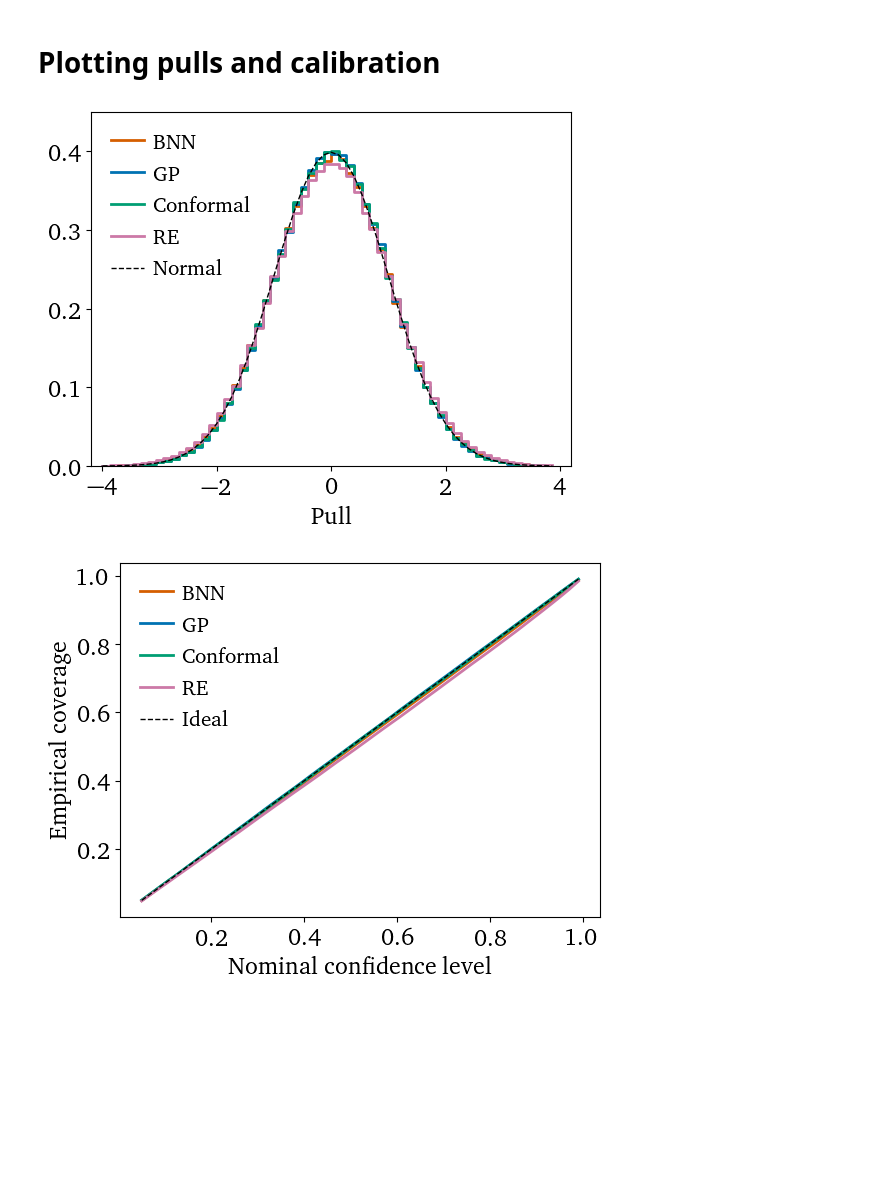
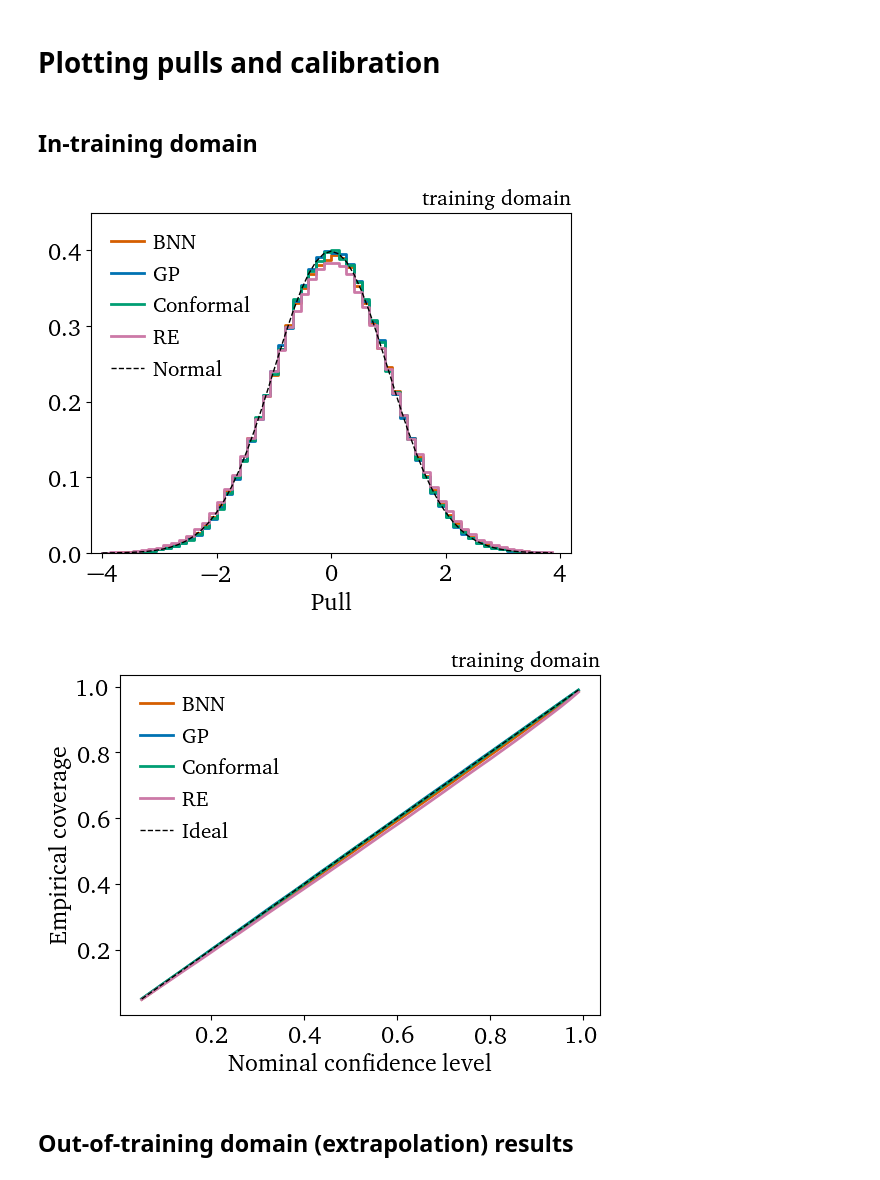
Before and after one commit to ramonpeter/UQveraiphy, a Jupyter notebook: regression/plots.ipynb, the cells around one changed output. Saved outputs shown, nothing was run; the diff lists cells and outputs as text; code cells hidden in the pictures; blank space fills up the shorter version.

Commit message:
Update results

```diff
--- a/regression/plots.ipynb
+++ b/regression/plots.ipynb
@@ -3,6 +3,8 @@
 # %%
 import numpy as np
 from plotting import make_pull_fig, make_calibration_fig
+# %% [markdown]
+## In-training domain
 # %%
 # Load datasets
 data_bnn = np.load("results/bnn_results.npy", allow_pickle=True)
@@ -39,16 +41,20 @@ make_pull_fig(
     y_stds=[y_std_bnn, y_std_gp, y_std_cp, y_std_re],
     network_names=["BNN", "GP", "Conformal", "RE"],
     filename="results/combined_pull",
+    title=r"training domain",
 )
 # %% [output]
-[figure, old version]
+[figure, new version]
 # %%
 make_calibration_fig(
     y_tests=[y_test_bnn, y_test_gp, y_test_cp, y_test_re],
     y_means=[y_mean_bnn, y_mean_gp, y_mean_cp, y_mean_re],
     y_stds=[y_std_bnn, y_std_gp, y_std_cp, y_std_re],
     network_names=["BNN", "GP", "Conformal", "RE"],
     filename="results/combined_calibration",
+    title=r"training domain",
 )
 # %% [output]
-[figure, old version]
+[figure, new version]
+# %% [markdown]
+## Out-of-training domain (extrapolation) results
```
Also changed, not shown: parts of 3 cells of this notebook, 12 other files.
